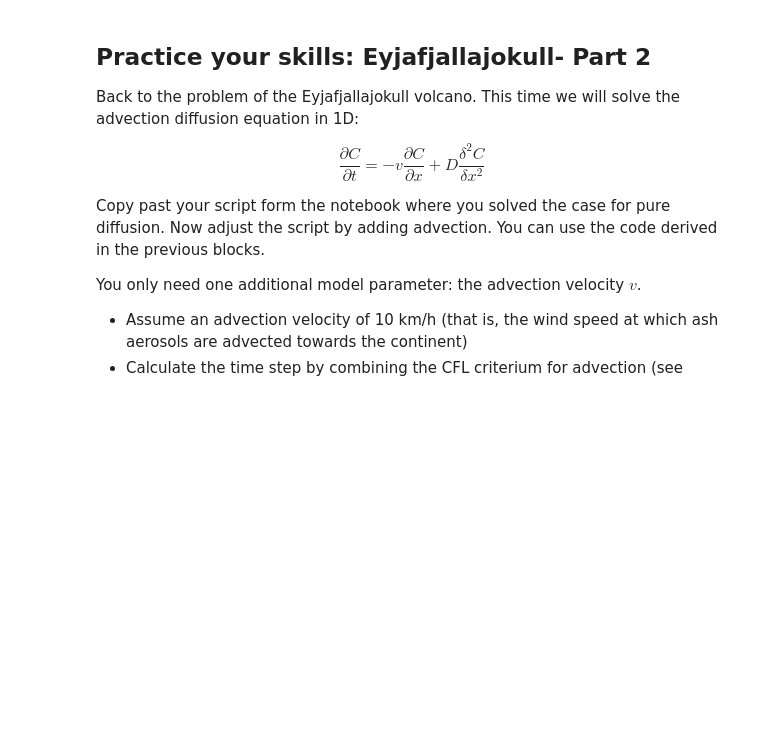
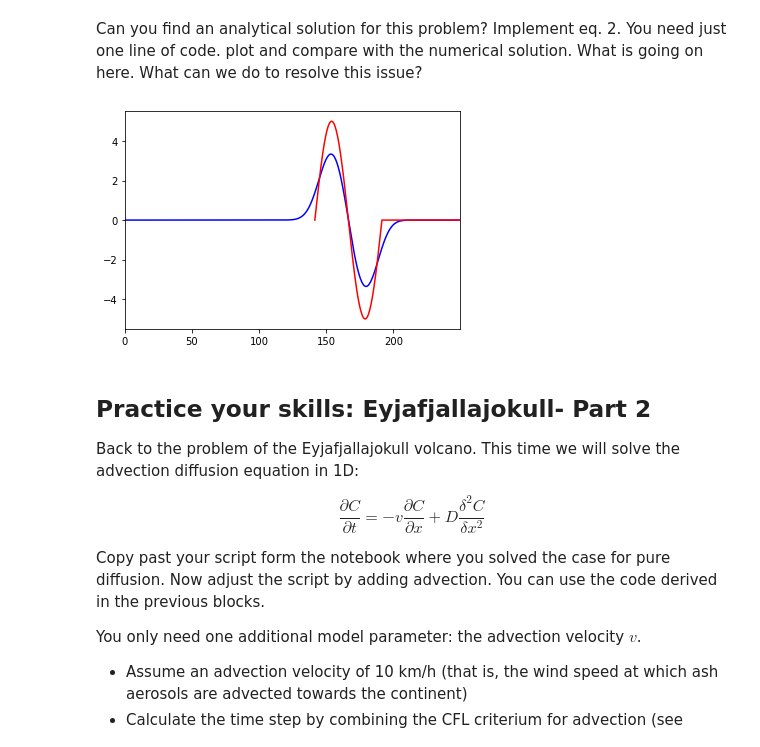
Before and after one commit to csdms/ivy, a Jupyter notebook: lessons/python/ESPIN-06 Models Part 2 (Advection).ipynb, the cells around one changed output. Cells and saved outputs as stored; diff of their text form; code cells hidden in the pictures; blank space fills up the shorter version.

```diff
--- a/lessons/python/ESPIN-06 Models Part 2 (Advection).ipynb
+++ b/lessons/python/ESPIN-06 Models Part 2 (Advection).ipynb
@@ -136,3 +186,13 @@ plt.show()
+# %% [markdown]
+Can you find an analytical solution for this problem? Implement eq. 2. You need just one line of code. plot and compare with the numerical solution. What is going on here. What can we do to resolve this issue?
+# %%
+x_an = x + np.mod(totT*v, x[-1])
+plt.plot(x*1e-3, T_num, 'b')
+plt.plot(x_an*1e-3, y, '-r')
+plt.xlim((x[0],x[-1]*1e-3))
+plt.show()
+# %% [output]
+[figure, added]
 # %% [markdown]
 ## Practice your skills: Eyjafjallajokull- Part 2
 
```
Also changed, not shown: parts of 10 cells of this notebook, 10 other files.
